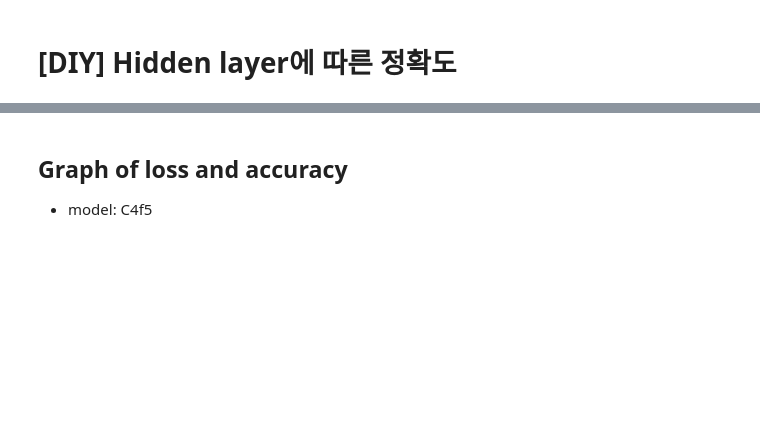
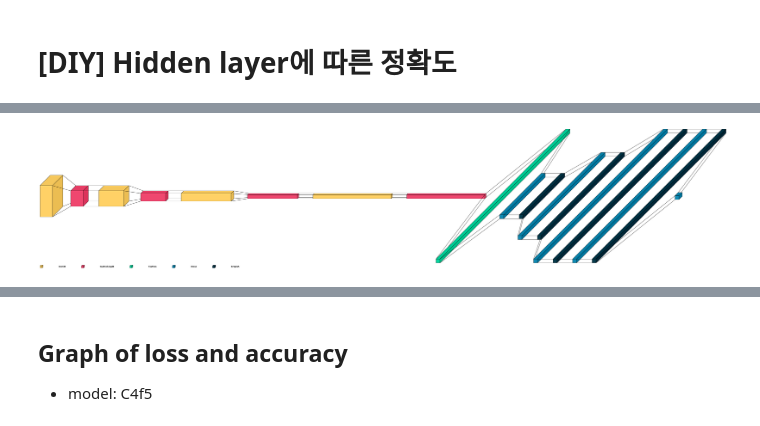
Before and after one commit to Redwoods/dle, a Jupyter notebook: project/cifar10/cifar10_DL1_CNN_best_model.ipynb, the cells around one changed output, grey strips where cells are left out. Saved outputs shown, nothing was run; the diff lists cells and outputs as text; code cells hidden in the pictures; blank space fills up the shorter version.

```diff
--- a/project/cifar10/cifar10_DL1_CNN_best_model.ipynb
+++ b/project/cifar10/cifar10_DL1_CNN_best_model.ipynb
@@ -348,13 +489,15 @@ c4f5.summary()
 # %%
 # 모델 구조 시각화 - visualkareas.layered_view()
 import visualkeras
 from PIL import ImageFont
-# font = ImageFont.truetype("Humor-Sans.ttf", 24)  # Linux
+font = ImageFont.truetype("Humor-Sans.ttf", 24)  # Linux
 # font = ImageFont.truetype("arial.ttf", 24)  # windows 10/11
 visualkeras.layered_view(c4f5,
                          to_file='./c4f5.png',
                          legend=True, spacing=80,  # font=font,
                          scale_xy=5, scale_z=1, one_dim_orientation='x')
+# %% [output]
+[figure, added]
 # %%
 cp_callback = callbacks.ModelCheckpoint(filepath="./cifar10_c4f5_best_weights.{epoch:03d}-{val_accuracy:.4f}.hdf5",
                               monitor='val_accuracy', verbose=0, save_best_only=True)
```
Also changed, not shown: parts of 33 cells of this notebook.
